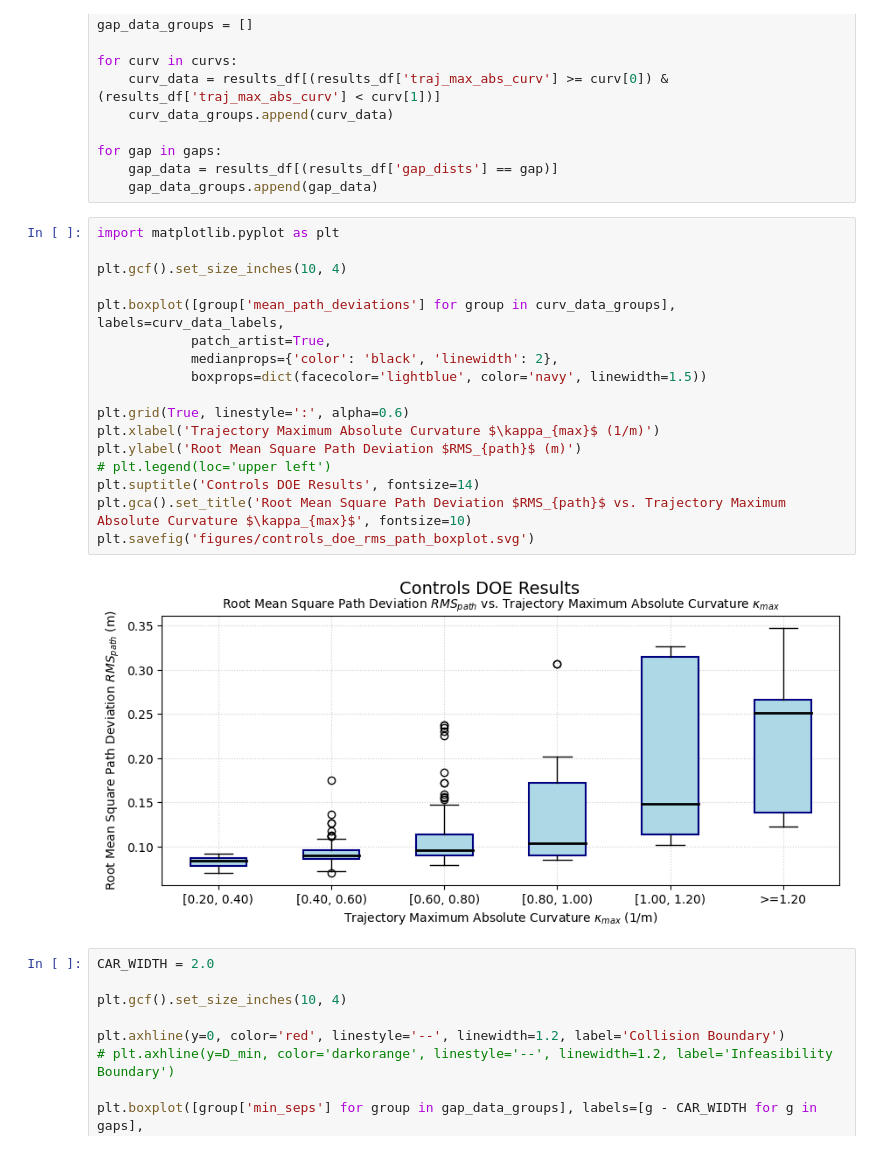
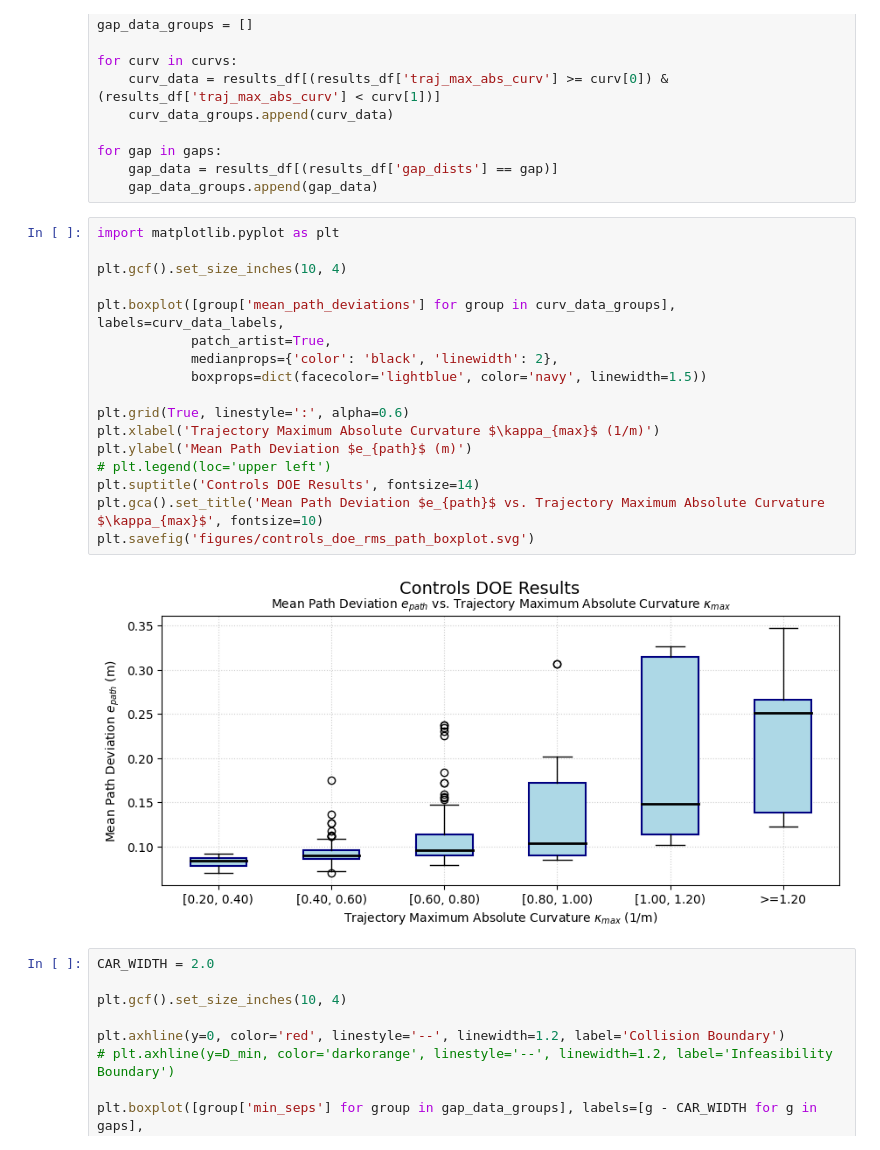
Before and after one commit to SamKhzym/cloud-auto-park, a Jupyter notebook: sim_ws/src/digital_twin/vehicle_controller/analysis/controls_doe.ipynb, the cells around one changed output. Saved outputs shown, nothing was run; the diff lists cells and outputs as text.

```diff
--- a/sim_ws/src/digital_twin/vehicle_controller/analysis/controls_doe.ipynb
+++ b/sim_ws/src/digital_twin/vehicle_controller/analysis/controls_doe.ipynb
@@ -574,22 +574,22 @@ for gap in gaps:
 # %%
 import matplotlib.pyplot as plt
 
 plt.gcf().set_size_inches(10, 4)
 
 plt.boxplot([group['mean_path_deviations'] for group in curv_data_groups], labels=curv_data_labels,
             patch_artist=True,
             medianprops={'color': 'black', 'linewidth': 2},
             boxprops=dict(facecolor='lightblue', color='navy', linewidth=1.5))
 
 plt.grid(True, linestyle=':', alpha=0.6)
 plt.xlabel('Trajectory Maximum Absolute Curvature $\kappa_{max}$ (1/m)')
-plt.ylabel('Root Mean Square Path Deviation $RMS_{path}$ (m)')
+plt.ylabel('Mean Path Deviation $e_{path}$ (m)')
 # plt.legend(loc='upper left')
 plt.suptitle('Controls DOE Results', fontsize=14)
-plt.gca().set_title('Root Mean Square Path Deviation $RMS_{path}$ vs. Trajectory Maximum Absolute Curvature $\kappa_{max}$', fontsize=10)
+plt.gca().set_title('Mean Path Deviation $e_{path}$ vs. Trajectory Maximum Absolute Curvature $\kappa_{max}$', fontsize=10)
 plt.savefig('figures/controls_doe_rms_path_boxplot.svg')
 # %% [output]
-[figure, old version]
+[figure, new version]
 # %%
 CAR_WIDTH = 2.0
 
```
Also changed, not shown: parts of 1 cell of this notebook, 4 other files.
